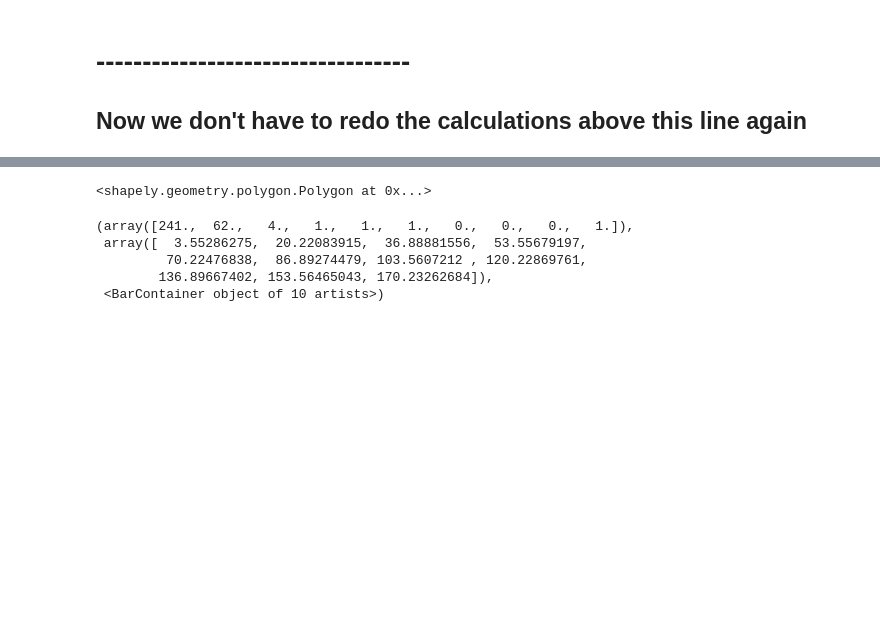
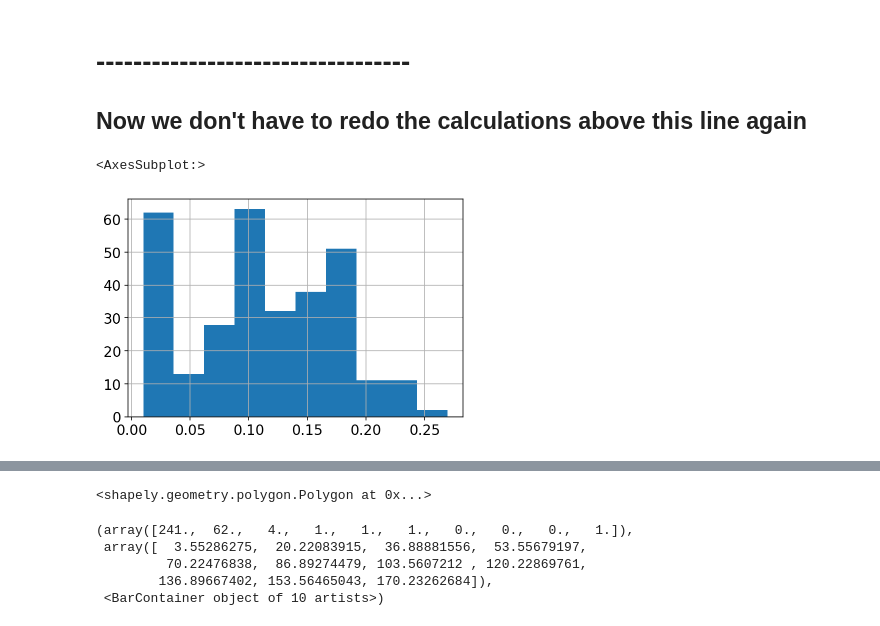
Before and after one commit to lapidesd/streamflow_depletion_metrics_replacement, a Jupyter notebook: Code/aquifer_params.ipynb, the cells around one changed output, grey strips where cells are left out. Drawn from its saved outputs; the diff is of its cells as text; code cells hidden in the pictures; blank space fills up the shorter version.

```diff
--- a/Code/aquifer_params.ipynb
+++ b/Code/aquifer_params.ipynb
@@ -111,6 +111,11 @@ for f in ['bas_nonref_AKHIPR.shp',
     gagesII_basins = pd.concat([gagesII_basins,gagesII_temp])
 gagesII_basins = gagesII_basins[gagesII_basins.GAGE_ID.isin(gagesII.STAID)]
 gagesII_basins = gagesII_basins.to_crs('EPSG:4326')
+# %%
+gagesII_join.Porosity.hist()
+# %% [output]
+<AxesSubplot:>
+[figure, added]
 # %%
 # import depth to bedrock data
 # https://journals.plos.org/plosone/article?id=10.1371/journal.pone.0169748
```
Also changed, not shown: parts of 3 cells of this notebook, 1 other file.
